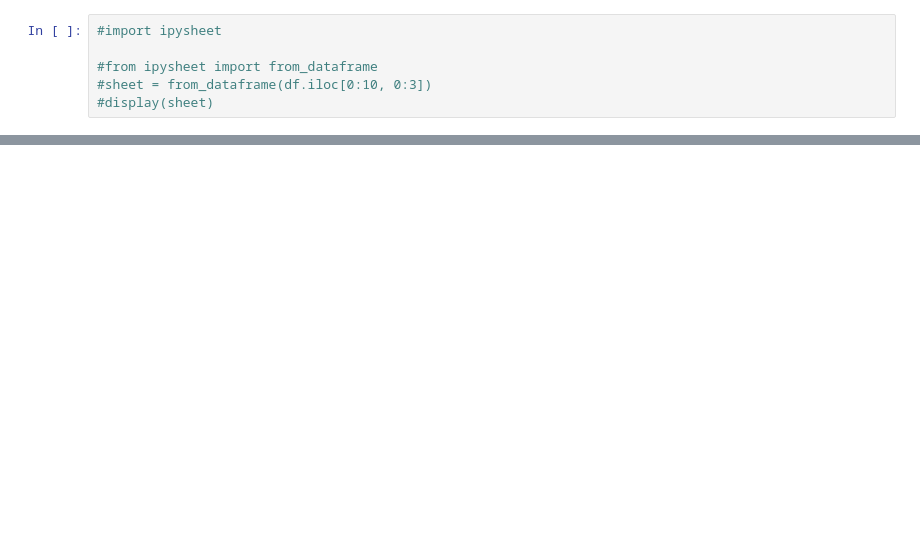
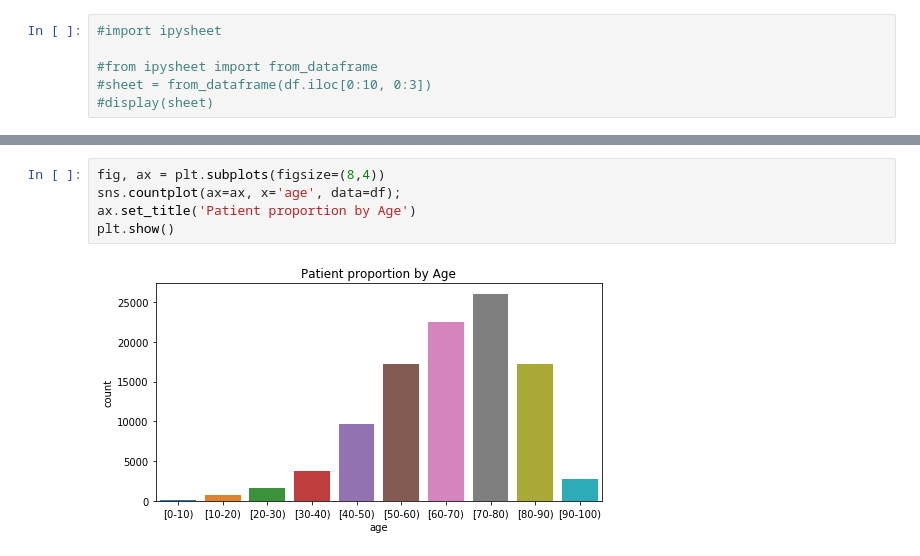
Before and after one commit to dsivie/hospital_readmissions, a Jupyter notebook: hospital_readmissions.ipynb, the cells around one changed output, grey strips where cells are left out. Saved outputs shown, nothing was run; the diff lists cells and outputs as text; blank space fills up the shorter version.

```diff
--- a/hospital_readmissions.ipynb
+++ b/hospital_readmissions.ipynb
@@ -31,0 +204,7 @@ QgridWidget(grid_options={'fullWidthRows': True, 'syncColumnCellResize': True, '
+# %%
+fig, ax = plt.subplots(figsize=(8,4))
+sns.countplot(ax=ax, x='age', data=df);
+ax.set_title('Patient proportion by Age')
+plt.show()
+# %% [output]
+[figure, added]
```
Also changed, not shown: parts of 22 cells of this notebook.
